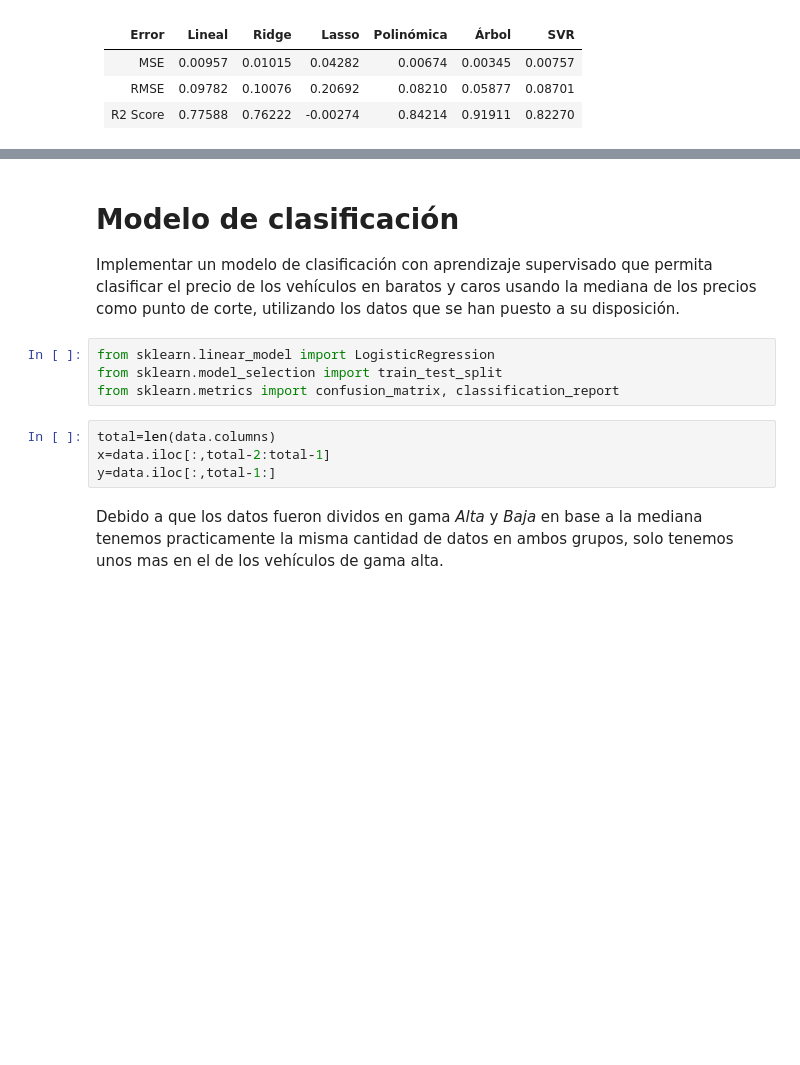
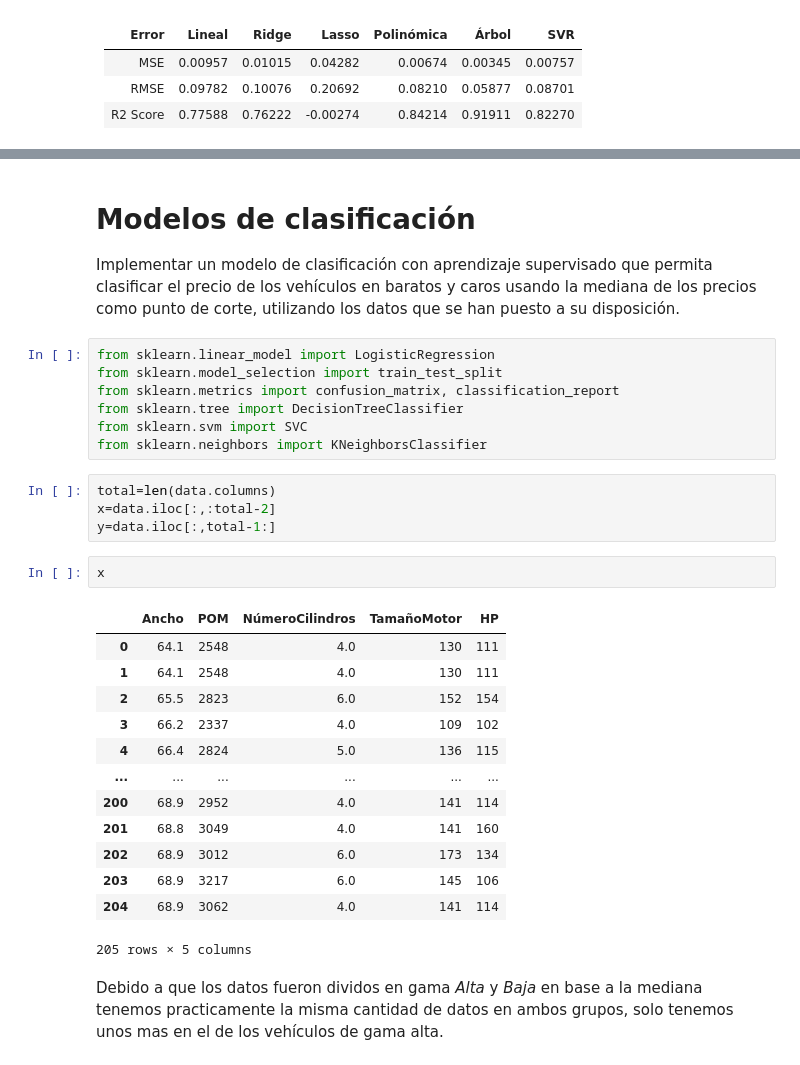
Before and after one commit to Juancito2085/Integrador-M6, a Jupyter notebook: Modelado.ipynb, the cells around one changed output, grey strips where cells are left out. Cells and saved outputs as stored; diff of their text form; blank space fills up the shorter version.

```diff
--- a/Modelado.ipynb
+++ b/Modelado.ipynb
@@ -181,15 +264,34 @@ Se puede ver en la siguiente tabla de errores que el modelo con el menor R2 scor
 # %% [markdown]
-# Modelo de clasificación
+# Modelos de clasificación
 
 Implementar un modelo de clasificación con aprendizaje supervisado que permita clasificar el precio de los vehículos en baratos y caros usando la mediana de los precios como punto de corte, utilizando los datos que se han puesto a su disposición.
 # %%
 from sklearn.linear_model import LogisticRegression
 from sklearn.model_selection import train_test_split
 from sklearn.metrics import confusion_matrix, classification_report
+from sklearn.tree import DecisionTreeClassifier
+from sklearn.svm import SVC
+from sklearn.neighbors import KNeighborsClassifier
 # %%
 total=len(data.columns)
-x=data.iloc[:,total-2:total-1]
+x=data.iloc[:,:total-2]
 y=data.iloc[:,total-1:]
+# %%
+x
+# %% [output]
+|  | Ancho | POM | NúmeroCilindros | TamañoMotor | HP |
+| 0 | 64.1 | 2548 | 4.0 | 130 | 111 |
+| 1 | 64.1 | 2548 | 4.0 | 130 | 111 |
+| 2 | 65.5 | 2823 | 6.0 | 152 | 154 |
+| 3 | 66.2 | 2337 | 4.0 | 109 | 102 |
+| 4 | 66.4 | 2824 | 5.0 | 136 | 115 |
+| ... | ... | ... | ... | ... | ... |
+| 200 | 68.9 | 2952 | 4.0 | 141 | 114 |
+| 201 | 68.8 | 3049 | 4.0 | 141 | 160 |
+| 202 | 68.9 | 3012 | 6.0 | 173 | 134 |
+| 203 | 68.9 | 3217 | 6.0 | 145 | 106 |
+| 204 | 68.9 | 3062 | 4.0 | 141 | 114 |
+205 rows × 5 columns
 # %% [markdown]
 Debido a que los datos fueron dividos en gama *Alta* y *Baja* en base a la mediana tenemos practicamente la misma cantidad de datos en ambos grupos, solo tenemos unos mas en el de los vehículos de gama alta.
 # %%
```
Also changed, not shown: parts of 33 cells of this notebook.
